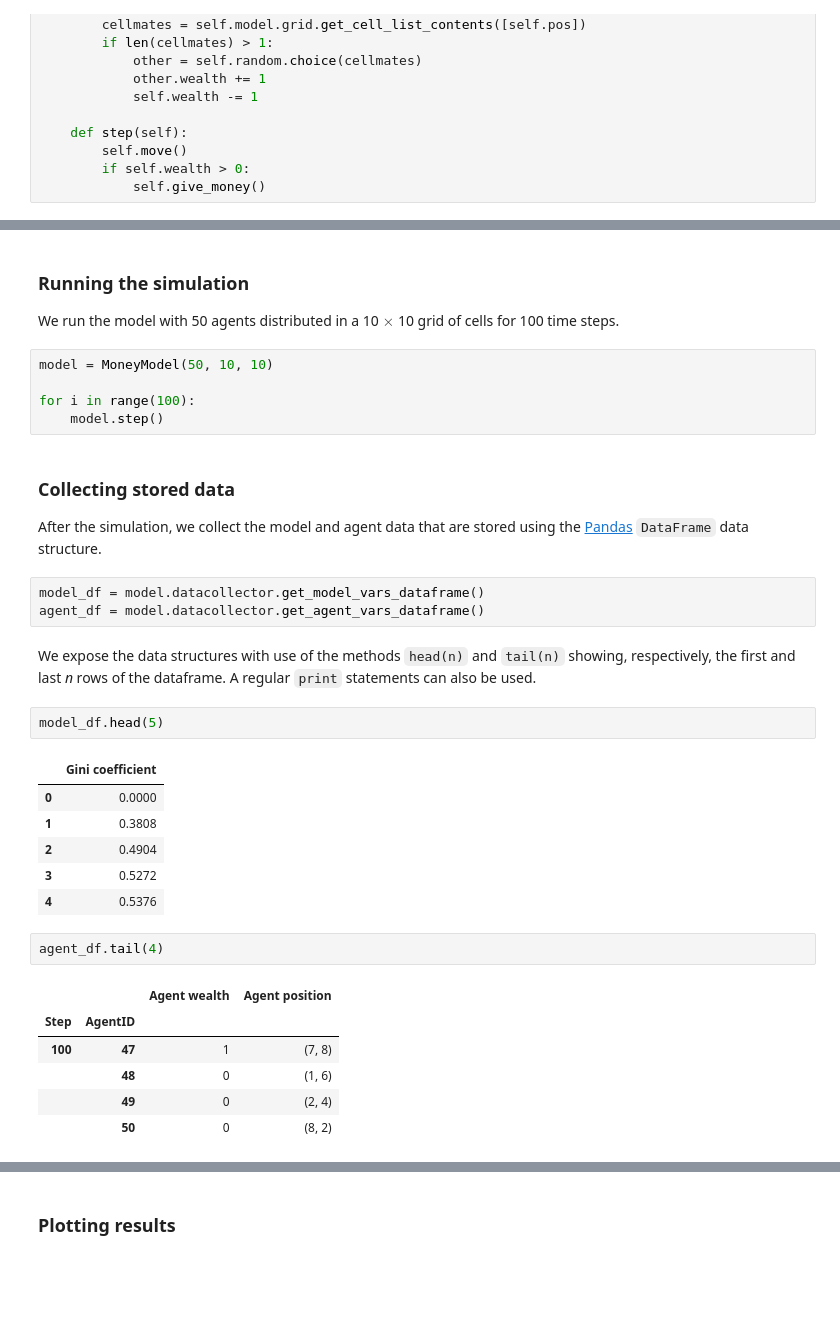
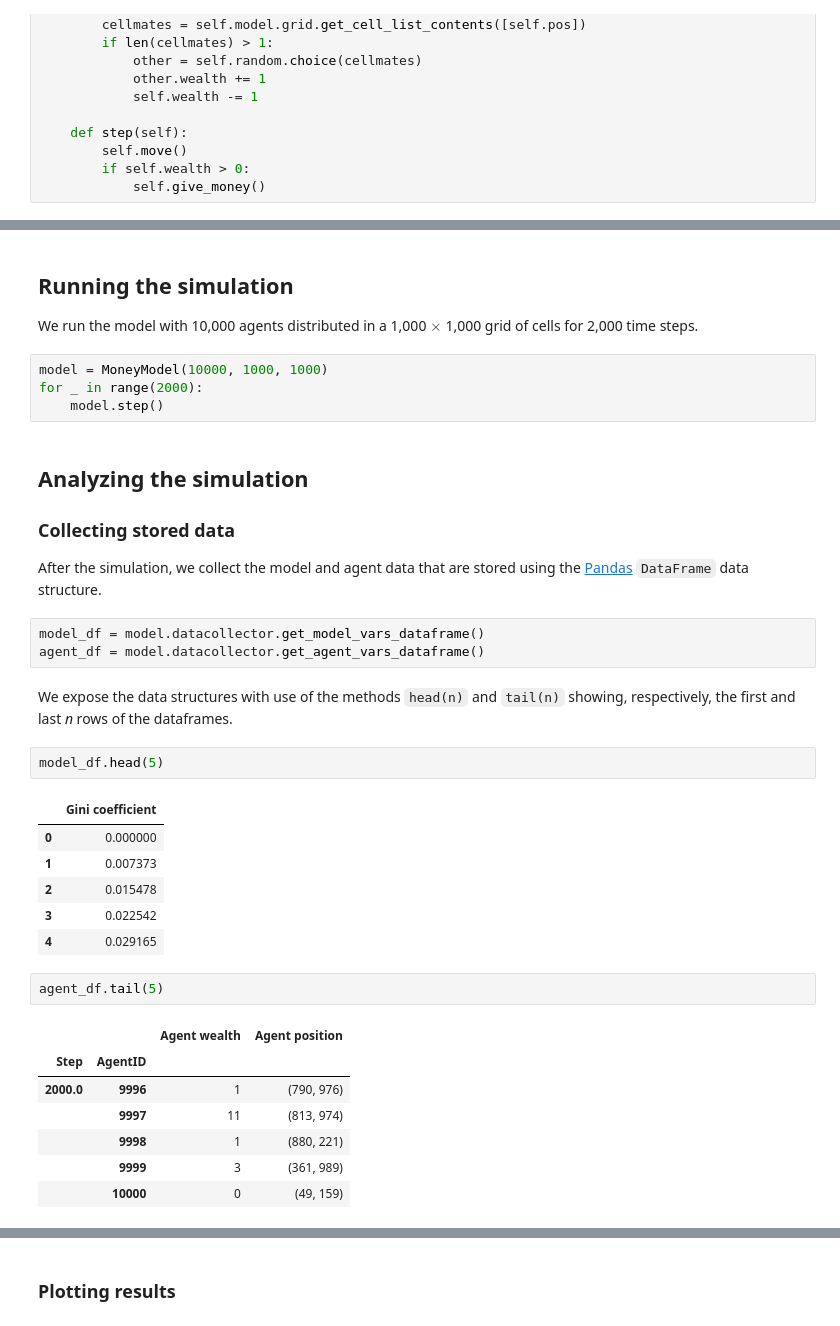
Before and after one commit to kthpanor/cb1020, a Jupyter notebook: docs/agent.ipynb, the cells around one changed output, grey strips where cells are left out. Cells and saved outputs as stored; diff of their text form; blank space fills up the shorter version.

```diff
--- a/docs/agent.ipynb
+++ b/docs/agent.ipynb
@@ -110,34 +127,38 @@ def compute_gini(model):
 # %% [markdown]
-### Running the simulation
-We run the model with 50 agents distributed in a 10 $\times$ 10 grid of cells for 100 time steps.
+## Running the simulation
+
+We run the model with 10,000 agents distributed in a 1,000 $\times$ 1,000 grid of cells for 2,000 time steps.
 # %%
-model = MoneyModel(50, 10, 10)
-
-for i in range(100):
+model = MoneyModel(10000, 1000, 1000)
+for _ in range(2000):
     model.step()
 # %% [markdown]
+## Analyzing the simulation
+
 ### Collecting stored data
+
 After the simulation, we collect the model and agent data that are stored using the [Pandas](https://pandas.pydata.org/docs/getting_started/overview.html) `DataFrame` data structure.
 # %%
 model_df = model.datacollector.get_model_vars_dataframe()
 agent_df = model.datacollector.get_agent_vars_dataframe()
 # %% [markdown]
-We expose the data structures with use of the methods `head(n)` and `tail(n)` showing, respectively, the first and last *n* rows of the dataframe. A regular `print` statements can also be used.
+We expose the data structures with use of the methods `head(n)` and `tail(n)` showing, respectively, the first and last *n* rows of the dataframes.
 # %%
 model_df.head(5)
 # %% [output]
 |  | Gini coefficient |
-| 0 | 0.0000 |
-| 1 | 0.3808 |
-| 2 | 0.4904 |
-| 3 | 0.5272 |
-| 4 | 0.5376 |
+| 0 | 0.000000 |
+| 1 | 0.007373 |
+| 2 | 0.015478 |
+| 3 | 0.022542 |
+| 4 | 0.029165 |
 # %%
-agent_df.tail(4)
+agent_df.tail(5)
 # %% [output]
 |  |  | Agent wealth | Agent position |
 | Step | AgentID |  |  |
-| 100 | 47 | 1 | (7, 8) |
-|  | 48 | 0 | (1, 6) |
-|  | 49 | 0 | (2, 4) |
-|  | 50 | 0 | (8, 2) |
+| 2000.0 | 9996 | 1 | (790, 976) |
+|  | 9997 | 11 | (813, 974) |
+|  | 9998 | 1 | (880, 221) |
+|  | 9999 | 3 | (361, 989) |
+|  | 10000 | 0 | (49, 159) |
```
Also changed, not shown: parts of 23 cells of this notebook, 20 other files.
